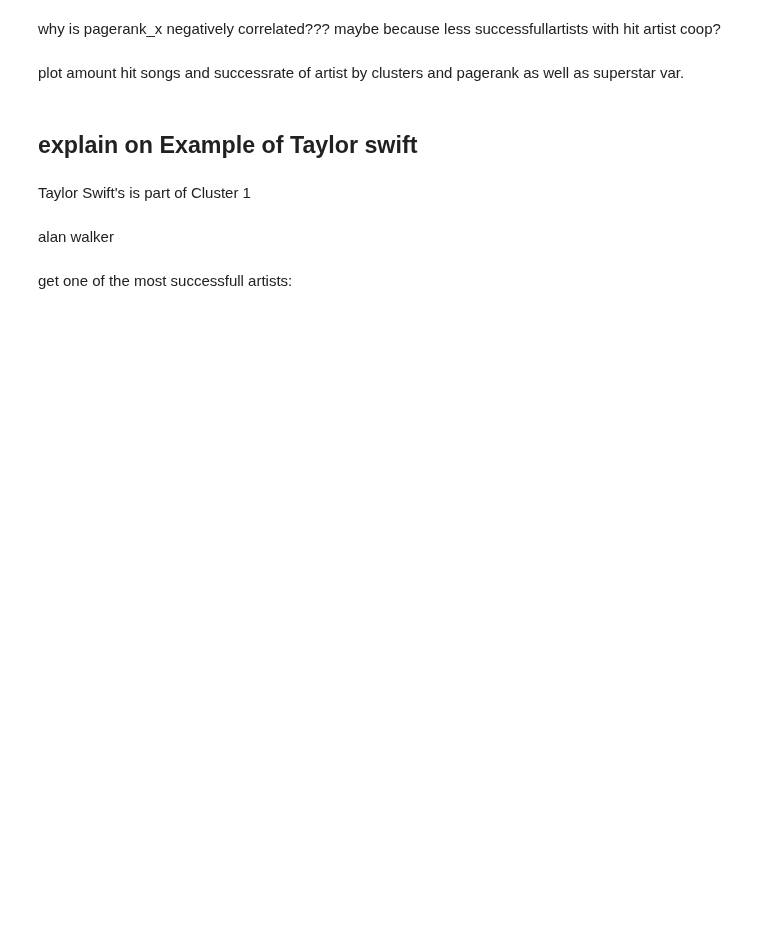
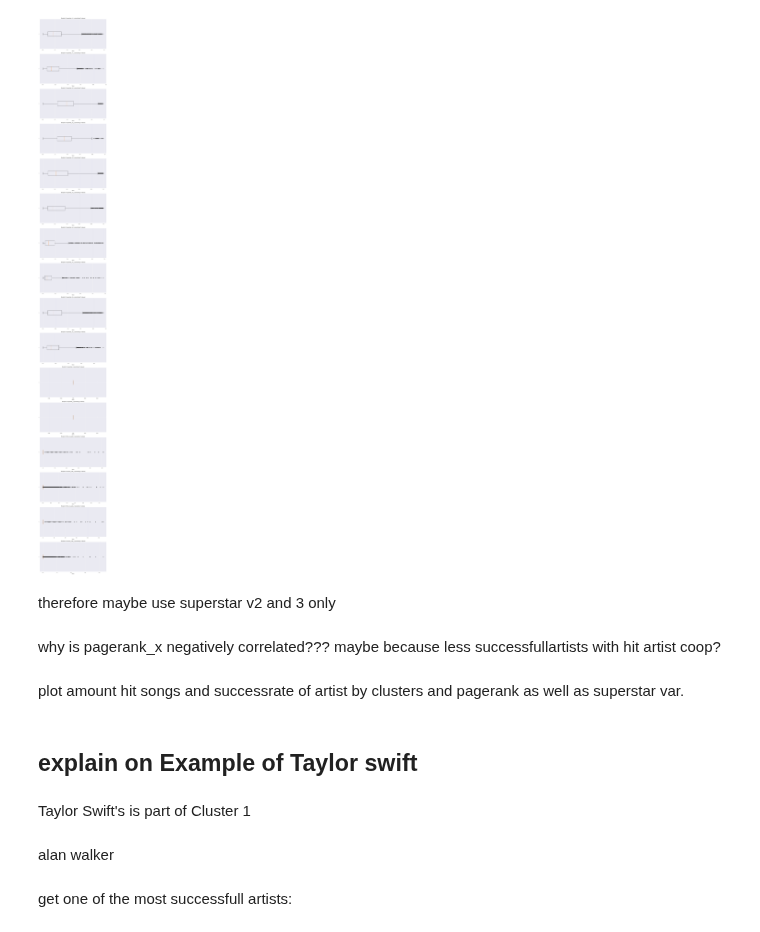
Before and after one commit to l4vd/Ba_first_tries, a Jupyter notebook: models/Original_MLP/Network_Analysis.ipynb, the cells around one changed output. Saved outputs shown, nothing was run; the diff lists cells and outputs as text; code cells hidden in the pictures; blank space fills up the shorter version.

Commit message:
+ barplot, boxplot tries

```diff
--- a/models/Original_MLP/Network_Analysis.ipynb
+++ b/models/Original_MLP/Network_Analysis.ipynb
@@ -33,3 +129,36 @@ plt.show()          #this and boxplot to check which sup var is best
+# %%
+import pandas as pd
+import matplotlib.pyplot as plt
+
+# Assuming df is your DataFrame
+# Filter the DataFrame to include only the 'superstar' and other selected columns
+superstar_columns = [col for col in data.columns if 'superstar' in col]
+superstar_columns.extend(["hits_in_past_x", "success_rate_x", "hits_in_past_y", "success_rate_y"])
+data_superstar = data[superstar_columns]
+
+# Number of columns to plot
+num_superstar_columns = len(data_superstar.columns)
+
+# Create subplots
+fig, axes = plt.subplots(nrows=num_superstar_columns, ncols=1, figsize=(10, 5*num_superstar_columns))
+
+# Plot boxplots for each column in subplots
+for i, column in enumerate(data_superstar.columns):
+    ax = axes[i] if num_superstar_columns > 1 else axes
+    # Filter out the rows where the value is 1
+    filtered_data = data_superstar[column][data_superstar[column] != 1].dropna()
+    ax.boxplot(filtered_data, vert=False)
+    ax.set_title(f'Boxplot of {column} (excluding 1 values)')
+    ax.set_xlabel('Value')
+    ax.grid(True)
+
+# Adjust layout
+plt.tight_layout()
+plt.show()
+# %% [output]
+[figure, added]
+# %% [markdown]
+therefore maybe use superstar v2 and 3 only
 # %%
 import matplotlib.pyplot as plt
 
```
Also changed, not shown: parts of 6 cells of this notebook.
